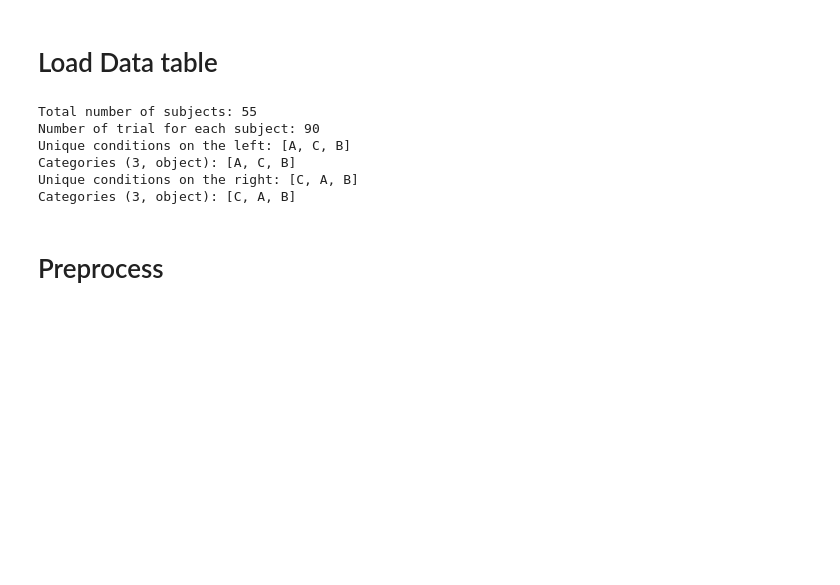
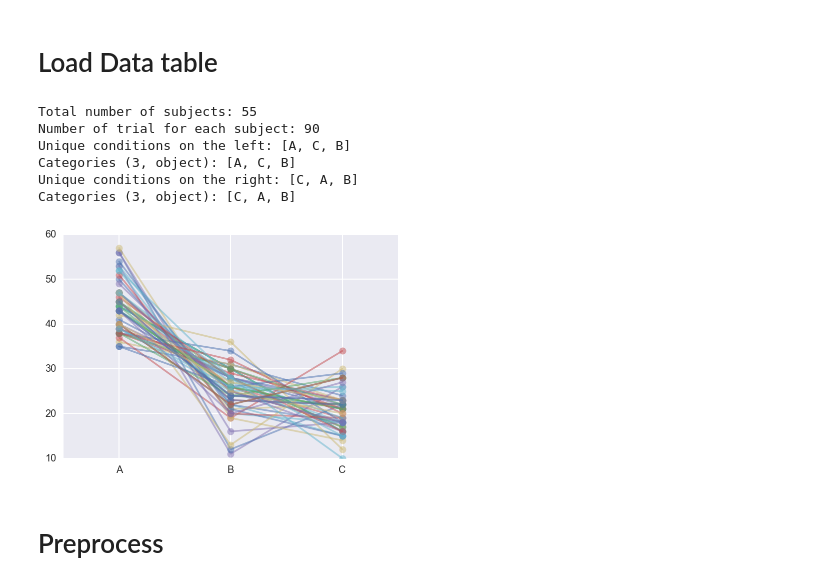
Before and after one commit to junpenglao/SAFV, a Jupyter notebook: BasicPlotting.ipynb, the cells around one changed output. Saved outputs shown, nothing was run; the diff lists cells and outputs as text; code cells hidden in the pictures; blank space fills up the shorter version.

Commit message:
visualization minor add

```diff
--- a/BasicPlotting.ipynb
+++ b/BasicPlotting.ipynb
@@ -14,24 +16,49 @@ Populating the interactive namespace from numpy and matplotlib
 # %%
 # load data table
 Predtbl = pd.read_csv('DataSample.csv','\t')
 #Predtbl['sbj']     = Predtbl['sbj'].astype('category')
 #Predtbl['trial']   = Predtbl['trial'].astype('category')
 Predtbl['leftpic']   = Predtbl['leftpic'].astype('category')
 Predtbl['rightpic']   = Predtbl['rightpic'].astype('category')
 
-print ('Total number of subjects: ' + str(Predtbl.sbj.unique().size))
+Nsbj = Predtbl.sbj.unique().size
+print ('Total number of subjects: ' + str(Nsbj))
 print ('Number of trial for each subject: ' + str(Predtbl.trial.unique().size))
 print ('Unique conditions on the left: ' + str(Predtbl.leftpic.unique()))
 print ('Unique conditions on the right: ' + str(Predtbl.rightpic.unique()))
+
+respond = np.asarray(Predtbl['respond']) - 1
+dfstim  = np.asarray(Predtbl[['leftpic','rightpic']])
+
+respall = []
+for i,resp in enumerate(respond):
+    respall.append( dfstim[i,resp] )
+
+respall = np.asarray(respall)
+uniresp = np.unique(respall)
+respbias= np.zeros((Nsbj,3))
+for isbj in Predtbl.sbj.unique():
+    respsbj = respall[np.where(Predtbl.sbj == isbj)[0]]
+    trialis = Predtbl.trial[np.where(Predtbl.sbj == isbj)[0]]
+    _,indc  = np.unique(trialis,return_index=True)
+    for ir in respsbj[indc]:
+        respbias[isbj-1,uniresp==ir] += 1
+
+plt.plot(respbias.T,alpha=.5,marker = 'o')
+plt.xticks([0,1,2], uniresp)
+plt.xlim(-.5,2.5)
+plt.show()
+
 isbj    = 2
 sbjtbl  = Predtbl[Predtbl.sbj == isbj]
 # %% [output]
 Total number of subjects: 55
 Number of trial for each subject: 90
 Unique conditions on the left: [A, C, B]
 Categories (3, object): [A, C, B]
 Unique conditions on the right: [C, A, B]
 Categories (3, object): [C, A, B]
+[figure, added]
 # %% [markdown]
 # Preprocess
 # %%
```
Also changed, not shown: parts of 2 cells of this notebook.
